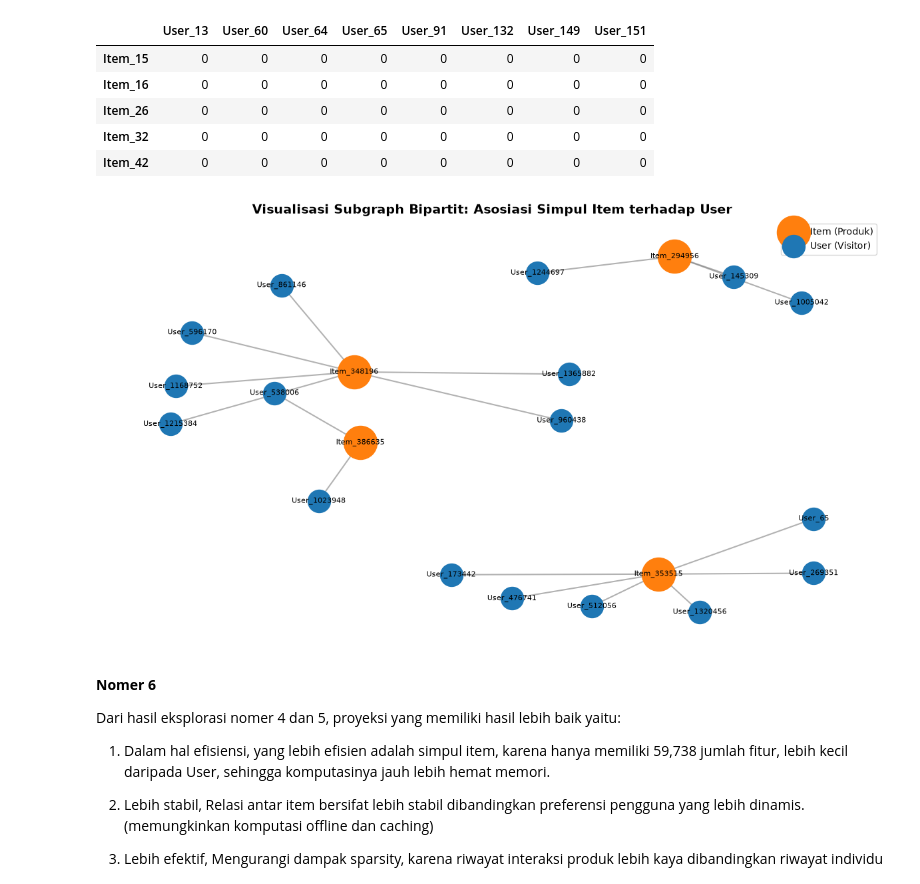
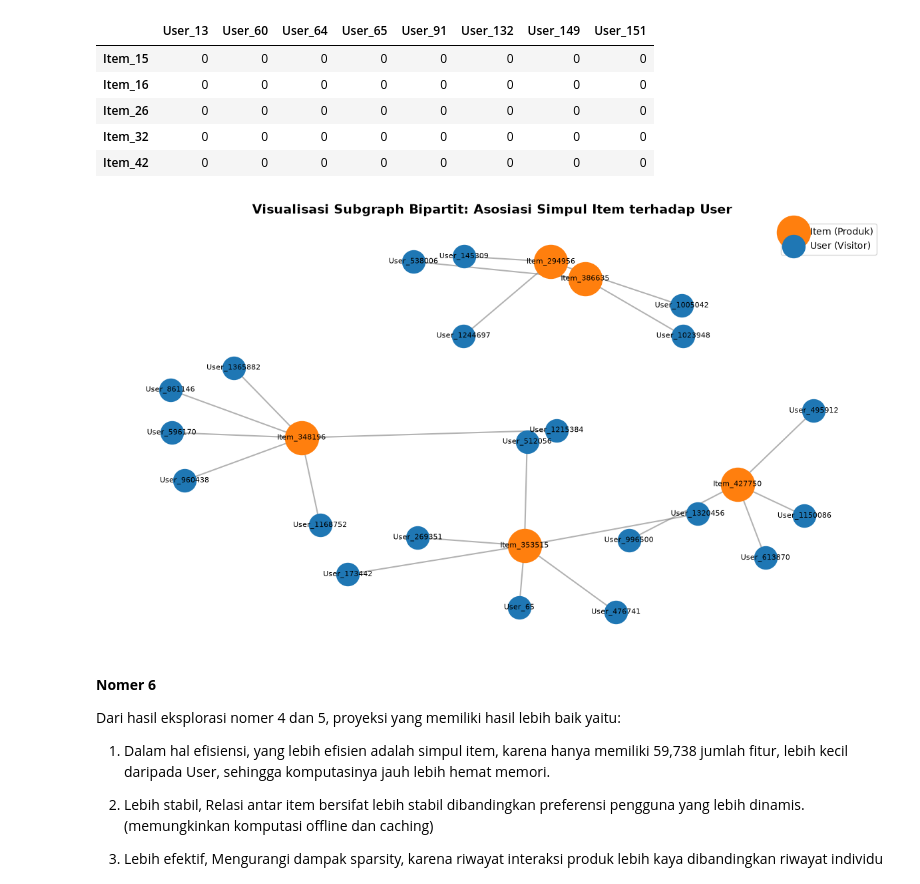
Before and after one commit to Hxnss/UTS-GSD, a Jupyter notebook: uts-gsd.ipynb, the cells around one changed output. Saved outputs shown, nothing was run; the diff lists cells and outputs as text; code cells hidden in the pictures.

```diff
--- a/uts-gsd.ipynb
+++ b/uts-gsd.ipynb
@@ -527,41 +531,37 @@ Cuplikan Representasi Vektor (5 Item pertama x 8 User pertama):
 | Item_32 | 0 | 0 | 0 | 0 | 0 | 0 | 0 | 0 |
 | Item_42 | 0 | 0 | 0 | 0 | 0 | 0 | 0 | 0 |
 # %%
-# Mengambil sampel 4 Item yang memiliki interaksi moderat
+# Mengambil sampel 4 item
 item_counts = df_p1['itemid'].value_counts()
-sample_item_ids = item_counts[(item_counts >= 3) & (item_counts <= 6)].head(4).index
+sample_item_ids = item_counts[(item_counts >= 3) & (item_counts <= 6)].head(5).index
 sub_df_item = df_p1[df_p1['itemid'].isin(sample_item_ids)]
 
-# Membangun Graf Bipartit berorientasi Item
+# membuat Graf Bipartit untuk Item
 B_item = nx.Graph()
 
 for _, row in sub_df_item.iterrows():
     u_node = f"User_{row['visitorid']}"
     i_node = f"Item_{row['itemid']}"
     B_item.add_node(i_node, node_type="Item")
     B_item.add_node(u_node, node_type="User")
     B_item.add_edge(i_node, u_node, event=row['event'])
 
-# Visualisasi Plot
 plt.figure(figsize=(12, 7))
 pos = nx.spring_layout(B_item, seed=42, k=0.7)
-
 item_nodes = [n for n, d in B_item.nodes(data=True) if d['node_type'] == 'Item']
 user_nodes = [n for n, d in B_item.nodes(data=True) if d['node_type'] == 'User']
-
-# Pada plot ini, Item dibuat lebih besar/menonjol sebagai pusat analisis
 nx.draw_networkx_nodes(B_item, pos, nodelist=item_nodes, node_color='#ff7f0e', node_size=1300, label='Item (Produk)')
 nx.draw_networkx_nodes(B_item, pos, nodelist=user_nodes, node_color='#1f77b4', node_size=600, label='User (Visitor)')
 nx.draw_networkx_edges(B_item, pos, edge_color='gray', alpha=0.6, width=1.5)
 nx.draw_networkx_labels(B_item, pos, font_size=8, font_family='sans-serif', font_color='black')
 
 plt.title("Visualisasi Subgraph Bipartit: Asosiasi Simpul Item terhadap User", fontsize=14, fontweight='bold')
 plt.legend(scatterpoints=1, loc='upper right')
 plt.axis('off')
 plt.tight_layout()
 plt.show()
 # %% [output]
-[figure, old version]
+[figure, new version]
 # %% [markdown]
 **Nomer 6**
 
```
Also changed, not shown: parts of 42 cells of this notebook.
